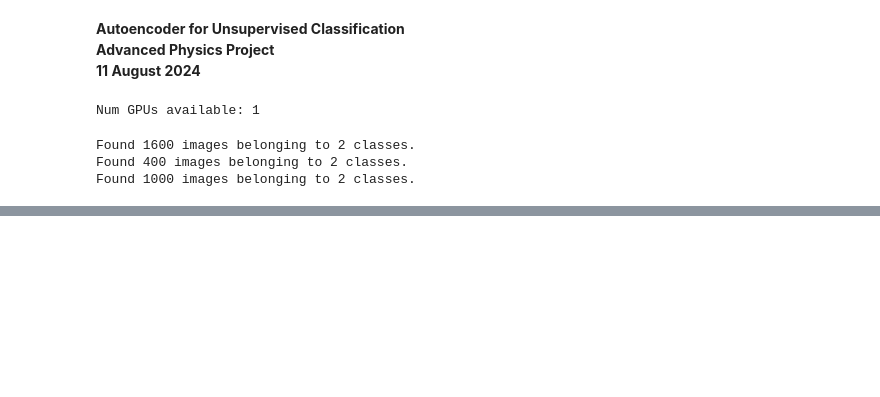
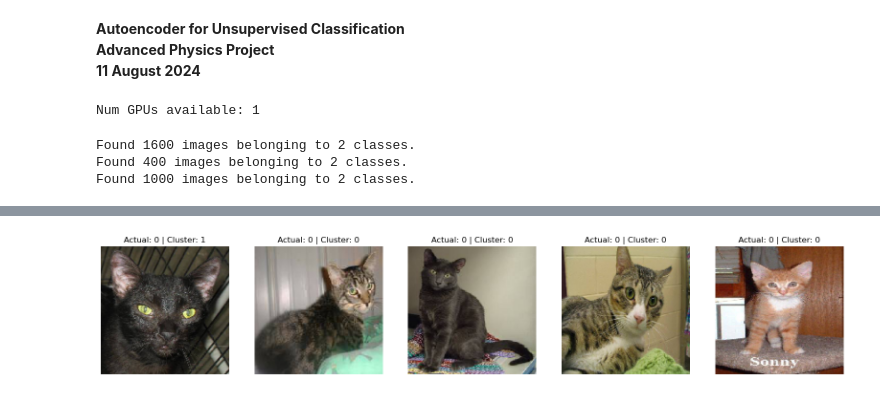
Before and after one commit to brenttsss/cats-dogs-autoencoder, a Jupyter notebook: unsupervised_learning.ipynb, the cells around one changed output, grey strips where cells are left out. Drawn from its saved outputs; the diff is of its cells as text; code cells hidden in the pictures; blank space fills up the shorter version.

```diff
--- a/unsupervised_learning.ipynb
+++ b/unsupervised_learning.ipynb
@@ -28,10 +31,10 @@ base_dir = os.path.join(os.path.dirname(path_to_zip), 'cats_and_dogs_filtered')
 train_dir = os.path.join(base_dir, 'train')
 test_dir = os.path.join(base_dir, 'validation')
 # %%
+# Creating the training generator that will be used to train the autoencoder
 model_datagen = ImageDataGenerator(rescale=1. / 255, validation_split=0.2)
 test_datagen = ImageDataGenerator(rescale=1. / 255)
 
-# Creating the training and validation generators that will be used to train and validate the model
 train_generator = model_datagen.flow_from_directory(
     train_dir,
     target_size=(150, 150),
@@ -52,7 +55,7 @@ validation_generator = model_datagen.flow_from_directory(
 test_generator = test_datagen.flow_from_directory(
     test_dir,
     target_size=(150, 150),
-    shuffle=True,
+    shuffle=False,
     class_mode='binary'
 )
 # %% [output]
@@ -260,0 +172,30 @@ plt.show()
+# %%
+# Getting one batch of test images
+X_test, Y_test = next(test_generator)
+
+# Generating 5 random integers
+random_indices = np.random.randint(len(X_test), size=5)
+
+# Getting 5 random images and their corresponding labels
+X_test = X_test[random_indices]
+Y_test = Y_test[random_indices]
+
+# Getting corresponding encoded features for the test set
+encoded_test_features = encoder.predict(X_test)
+encoded_test_features_flat = encoded_test_features.reshape(encoded_test_features.shape[0], -1)
+encoded_test_features_flat = scaler.transform(encoded_test_features_flat)
+encoded_test_features_flat = pca.transform(encoded_test_features_flat)
+
+# Predicting clusters for the test set
+test_cluster_labels = gmm.predict(encoded_test_features_flat)
+
+# Displaying the first 5 images, their actual labels, and predicted clusters
+n = 5
+plt.figure(figsize=(20, 4))
+for i in range(n):
+    ax = plt.subplot(1, n, i + 1)
+    plt.imshow(X_test[i].reshape(150, 150, 3))
+    plt.title(f"Actual: {int(Y_test[i])} | Cluster: {test_cluster_labels[i]}")
+    plt.axis('off')
+plt.show()
+# %% [output]
@@ -260,0 +203 @@ plt.show()
+[figure, added]
```
Also changed, not shown: parts of 14 cells of this notebook.
